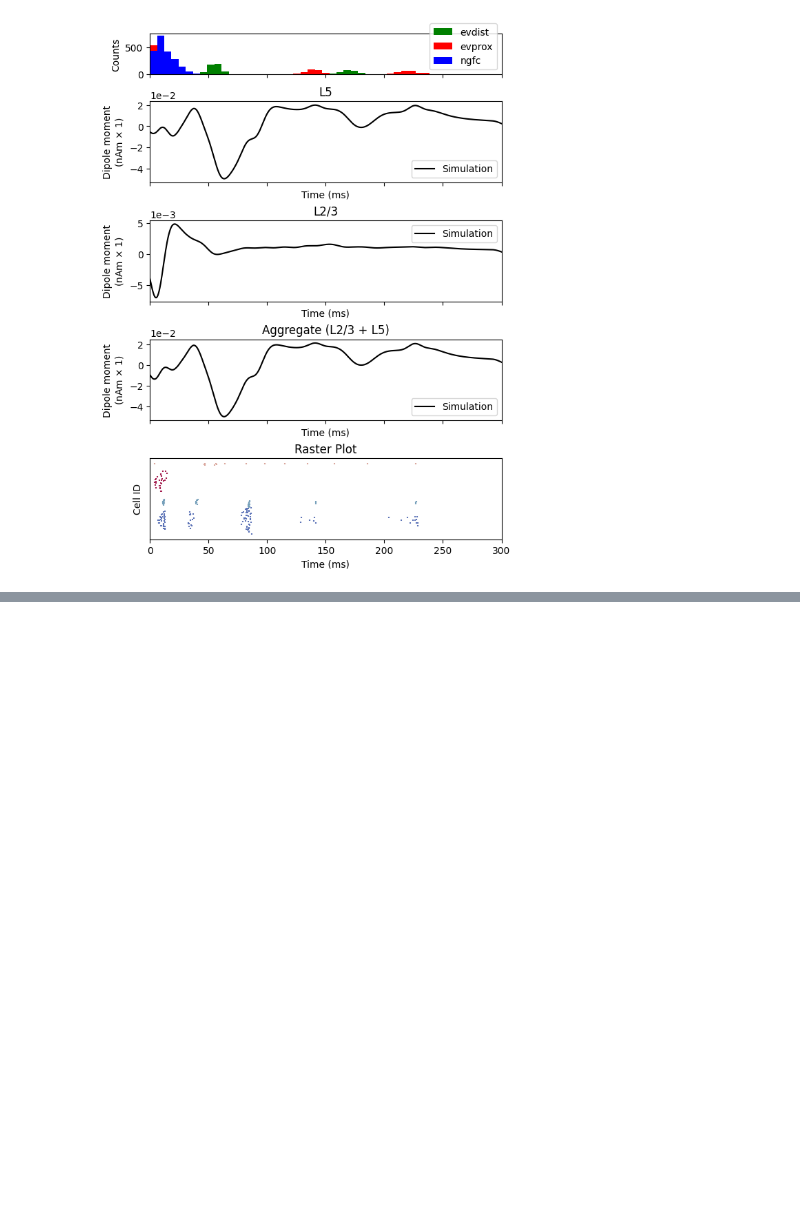
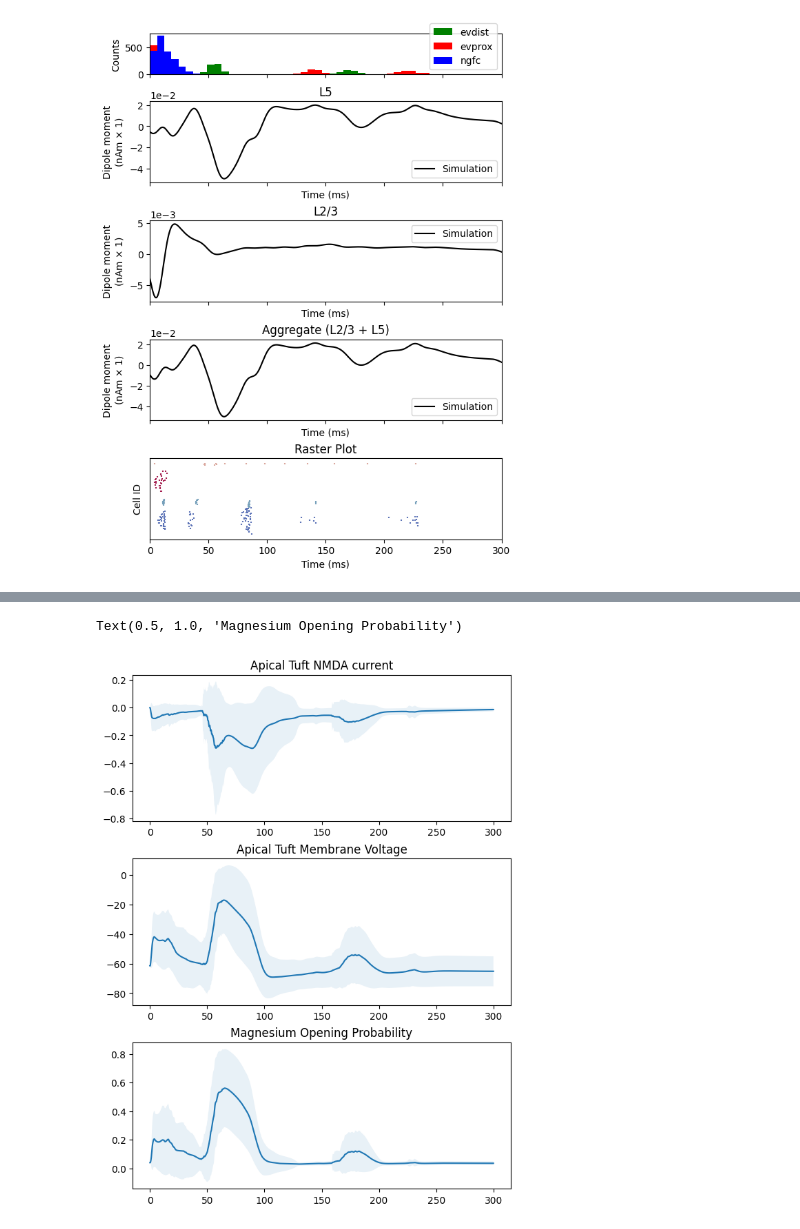
Before and after one commit to xgao35/hnn_tep_modeling, a Jupyter notebook: TEP_plotting.ipynb, the cells around one changed output, grey strips where cells are left out. Cells and saved outputs as stored; diff of their text form; code cells hidden in the pictures; blank space fills up the shorter version.

```diff
--- a/TEP_plotting.ipynb
+++ b/TEP_plotting.ipynb
@@ -161,0 +184,67 @@ Text(0, 0.5, 'Dipole Moment (nAm)')
+# %%
+# Plotting NMDA current, Apical tuft voltage, and Mg block opening probability
+
+# calculating mg opening probability from membrane voltage
+def calculate_mg_block(Vm):
+    mgblock = 1 / (1 + np.exp(0.072 * -Vm) * (1 / 3.57))
+    return mgblock
+
+apical_tuft_v = np.zeros((len(l5_gids), len(net.cell_response.times)))
+apical_tuft_mg = np.zeros((len(l5_gids), len(net.cell_response.times)))
+apical_tuft_nmda = np.zeros((len(l5_gids), len(net.cell_response.times)))
+
+trial_idx = 0
+
+for i, cell_idx in enumerate(l5_gids):
+    Vm = net.cell_response.vsec[trial_idx][cell_idx]['apical_tuft']
+    i_NMDA = net.cell_response.isec[trial_idx][cell_idx]['apical_tuft']['apical_tuft_nmda']
+    mgblock = [calculate_mg_block(V) for V in Vm]
+
+    apical_tuft_v[i] = Vm
+    apical_tuft_mg[i] = mgblock
+    apical_tuft_nmda[i] = i_NMDA
+
+times = net.cell_response.times
+
+mean_v = apical_tuft_v.mean(axis=0)
+std_v = apical_tuft_v.std(axis=0)
+
+mean_mg_opening = apical_tuft_mg.mean(axis=0)
+std_mg_opening = apical_tuft_mg.std(axis=0)
+
+mean_nmda = apical_tuft_nmda.mean(axis=0)
+std_nmda = apical_tuft_nmda.std(axis=0)
+
+
+# plotting
+fig, axes = plt.subplots(3, 1, sharex=False, figsize=(6, 8), constrained_layout=True, height_ratios=[1,1,1])
+
+trial_idx = 0
+cell_idx = 0
+
+# plot NMDA curent trace
+axes[0].plot(times,mean_nmda)
+axes[0].fill_between(times,
+                    mean_nmda - std_nmda,
+                    mean_nmda + std_nmda,
+                    alpha=0.1)
+axes[0].set_title('Apical Tuft NMDA current')
+
+# plot membrane potential trace
+axes[1].plot(times,mean_v)
+axes[1].fill_between(times,
+                    mean_v - std_v,
+                    mean_v + std_v,
+                    alpha=0.1)
+axes[1].set_title('Apical Tuft Membrane Voltage')
+
+# plot mgblock status
+axes[2].plot(times,mean_mg_opening)
+axes[2].fill_between(times,
+                    mean_mg_opening - std_mg_opening,
+                    mean_mg_opening + std_mg_opening,
+                    alpha=0.1)
+axes[2].set_title('Magnesium Opening Probability')
+# %% [output]
+Text(0.5, 1.0, 'Magnesium Opening Probability')
+[figure, added]
```
Also changed, not shown: parts of 5 cells of this notebook, 5 other files.
